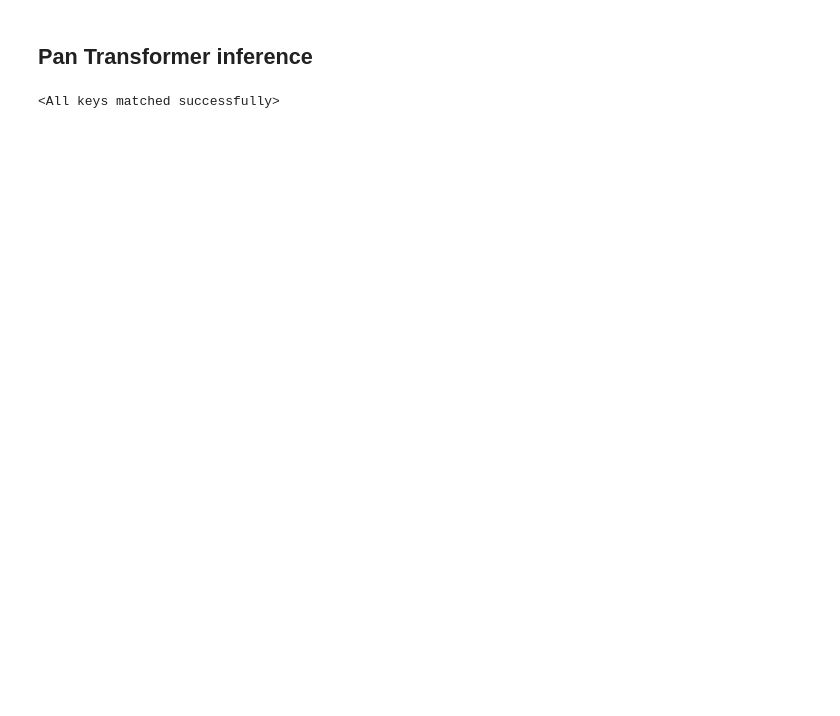
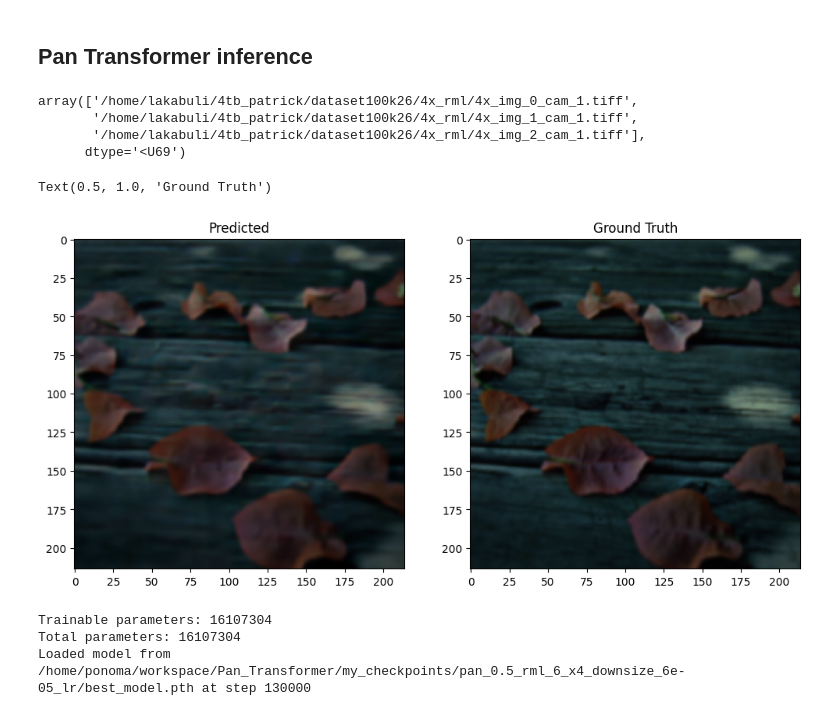
Before and after one commit to ponoma1202/Lensless_Imaging_Transformer, a Jupyter notebook: inference.ipynb, the cells around one changed output. Saved outputs shown, nothing was run; the diff lists cells and outputs as text; code cells hidden in the pictures; blank space fills up the shorter version.

```diff
--- a/inference.ipynb
+++ b/inference.ipynb
@@ -13,3 +18,33 @@ from train import crop_borders
+# %%
+# Run this to remove any .zip or non-tiff files from test set .npy file
+npy_path = '/home/ponoma/workspace/Pan_Transformer/datasets/test_patterns.npy'
+paths = np.load(npy_path, allow_pickle=True)
+
+# 2. Filter out anything that isn't a tiff image
+cleaned_paths = [p for p in paths if p.endswith('.tiff') or p.endswith('.tif')]
+
+# 3. Overwrite the file with the clean list
+np.save(npy_path, np.array(cleaned_paths))
+print(f"Fixed! Removed the zip file. Total images remaining: {len(cleaned_paths)}")
+
+np.load('/home/ponoma/workspace/Pan_Transformer/datasets/test_patterns.npy', allow_pickle=True)[:3]
+# %% [output]
+array(['/home/lakabuli/4tb_patrick/dataset100k26/4x_rml/4x_img_0_cam_1.tiff',
+       '/home/lakabuli/4tb_patrick/dataset100k26/4x_rml/4x_img_1_cam_1.tiff',
+       '/home/lakabuli/4tb_patrick/dataset100k26/4x_rml/4x_img_2_cam_1.tiff'],
+      dtype='<U69')
+# %%
+butterfly_img = np.load("/home/ponoma/workspace/Pan_Transformer/infer_results/pan_0.5_rml_6_x4_downsize_3e-05_lr/1.npy", allow_pickle=True)
+butterfly_gt = np.load("/home/ponoma/workspace/Pan_Transformer/infer_results/pan_0.5_rml_6_x4_downsize_3e-05_lr/1_gt.npy", allow_pickle=True)
+
+fig, ax = plt.subplots(1, 2, figsize=(12, 6))
+ax[0].imshow(butterfly_img)
+ax[0].set_title("Predicted")
+ax[1].imshow(butterfly_gt)
+ax[1].set_title("Ground Truth")
+# %% [output]
+Text(0.5, 1.0, 'Ground Truth')
+[figure, added]
 # %%
 os.environ["CUDA_DEVICE_ORDER"] = "PCI_BUS_ID"
 os.environ["CUDA_VISIBLE_DEVICES"] = '0,1,2'
@@ -17,13 +52,19 @@ gpu_number = 1
 # %%
 # dataset type
 dataset = 'rml'
-height = 300
+size = 0.5
+if dataset == 'mirflickr':
+    height = 270
+else:
+    height = 300
 width = 480
 
 input_size = (height, width)
 model = Rec_Transformer(input_size=input_size, rec_size=(height, width))
 
-model_path = '/home/ponoma/workspace/Pan_Transformer/pan_0.5_rml_6_x4_downsize/latest_model.pth'
+# model_path = '/home/ponoma/workspace/Pan_Transformer/pan_0.5_rml_6_x4_downsize/latest_model.pth'
+#model_path = '/home/ponoma/workspace/Pan_Transformer/latest_model_pan_mirflickr_300k_steps.pth'
+model_path = "/home/ponoma/workspace/Pan_Transformer/my_checkpoints/pan_0.5_rml_6_x4_downsize_6e-05_lr/best_model.pth"
 
 if torch.cuda.is_available():
         device = torch.device("cuda")
@@ -33,12 +74,28 @@ else:
 
 model.to(device)
 
+# Count trainable parameters
+num_params = sum(p.numel() for p in model.parameters() if p.requires_grad)
+
+# Count all parameters (trainable + frozen)
+num_params_total = sum(p.numel() for p in model.parameters())
+
+print(f"Trainable parameters: {num_params}")
+print(f"Total parameters: {num_params_total}")
+
 # load in the model
-loaded_dict = torch.load(model_path, weights_only=True)
+checkpoint = torch.load(model_path, map_location=device, weights_only=True)
+loaded_dict = checkpoint['model_state_dict']
+
 model_dict = model.state_dict()
+global_step = checkpoint.get('global_step', 'Unknown')
 loaded_dict = {k: v for k, v in loaded_dict.items() if k in model_dict}
 model_dict.update(loaded_dict)
 model.load_state_dict(model_dict)
+
+print(f"Loaded model from {model_path} at step {global_step}")
 # %% [output]
-<All keys matched successfully>
+Trainable parameters: 16107304
+Total parameters: 16107304
+Loaded model from /home/ponoma/workspace/Pan_Transformer/my_checkpoints/pan_0.5_rml_6_x4_downsize_6e-05_lr/best_model.pth at step 130000
 # %%
```
Also changed, not shown: parts of 12 cells of this notebook, 7 other files.
